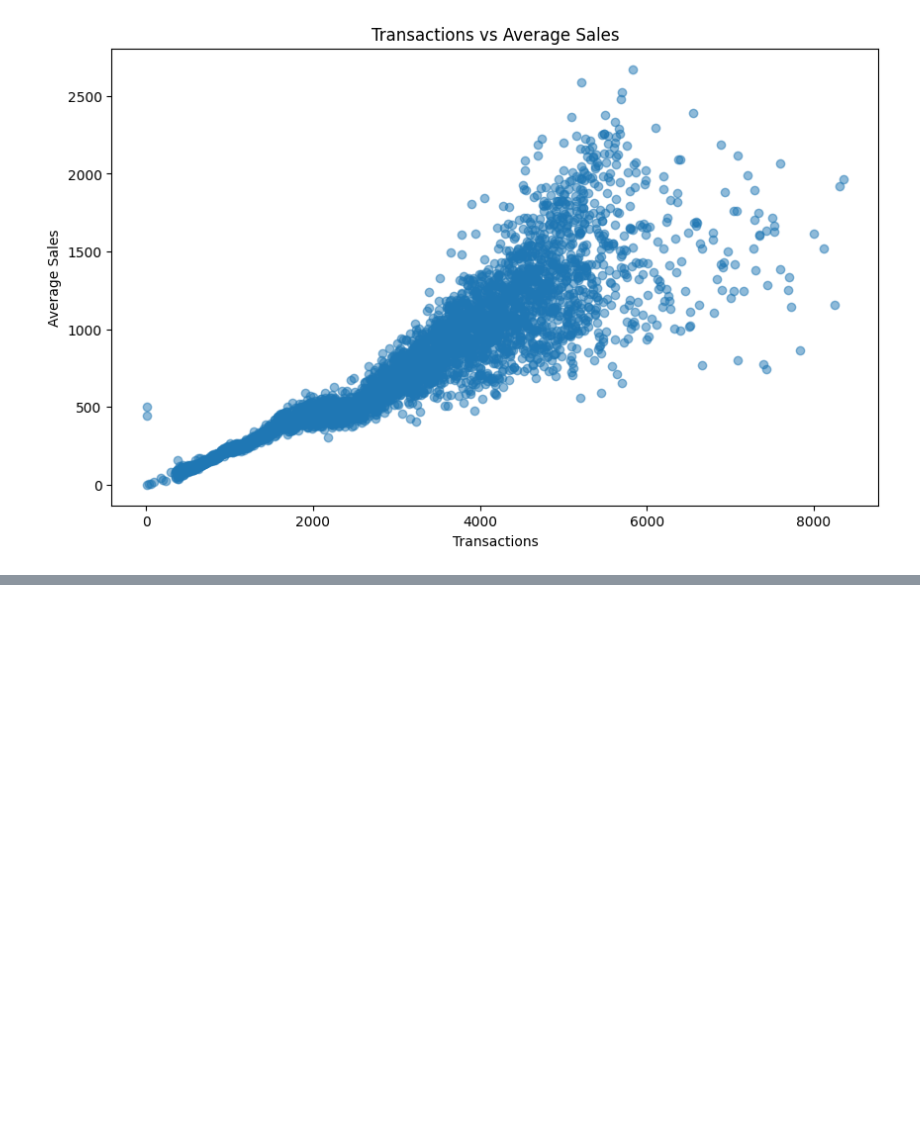
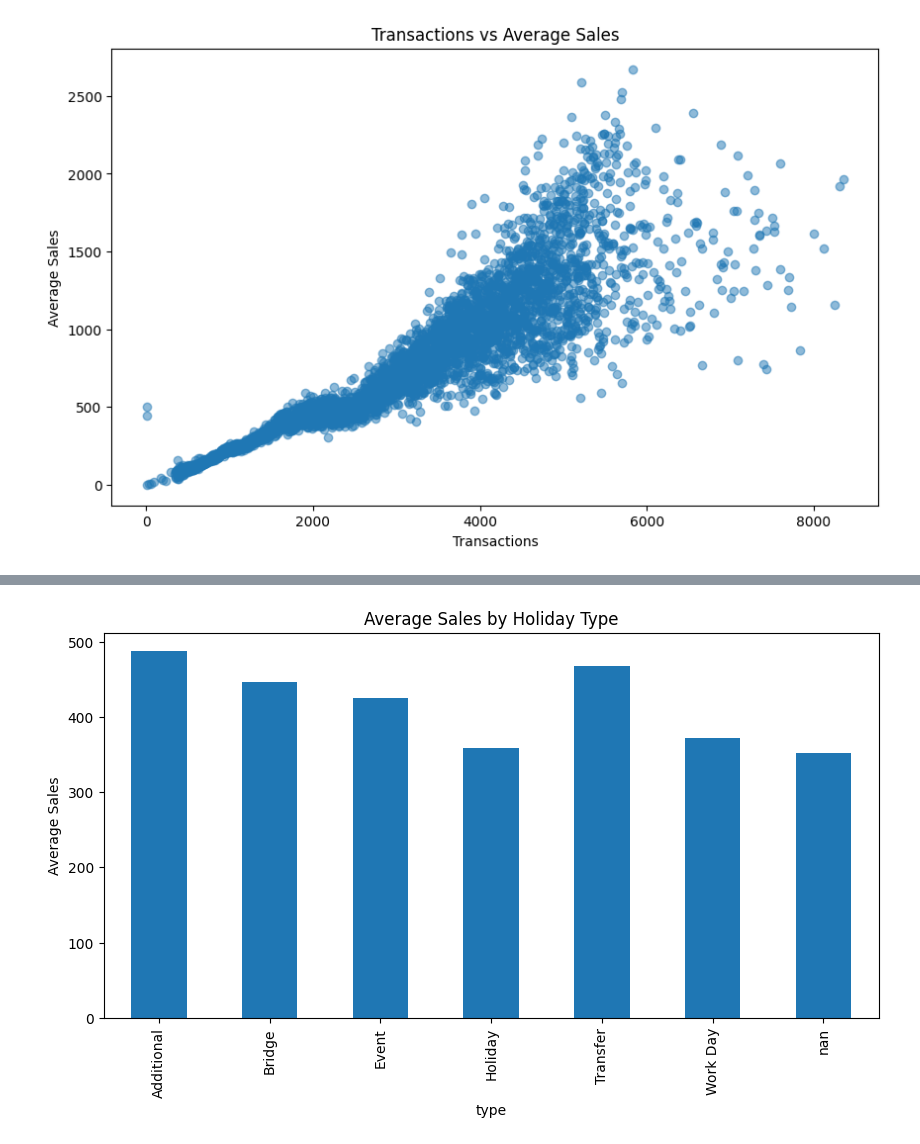
Before and after one commit to Husnain5Khalid/DemandIQ-Smart-demand-forecasting-, a Jupyter notebook: notebooks/01-DataExploration.ipynb, the cells around one changed output, grey strips where cells are left out. Drawn from its saved outputs; the diff is of its cells as text; code cells hidden in the pictures; blank space fills up the shorter version.

Commit message:
Holiday Analyis completed'

```diff
--- a/notebooks/01-DataExploration.ipynb
+++ b/notebooks/01-DataExploration.ipynb
@@ -1037,0 +1058,6 @@ plt.show()
+# %%
+holiday_df  = train_df.merge(
+    holidays_df,
+    on="date",
+    how="left"
+)
@@ -1037,0 +1085,8 @@ plt.show()
+# %%
+holiday_sales = (
+    holiday_df
+    .groupby("type", dropna=False)["sales"]
+    .mean()
+)
+
+holiday_sales
@@ -1037,0 +1103,13 @@ plt.show()
+# %%
+holiday_sales.plot(
+    kind="bar",
+    figsize=(10,5)
+)
+
+plt.title("Average Sales by Holiday Type")
+
+plt.ylabel("Average Sales")
+
+plt.show()
+# %% [output]
+[figure, added]
```
Also changed, not shown: parts of 6 cells of this notebook.
